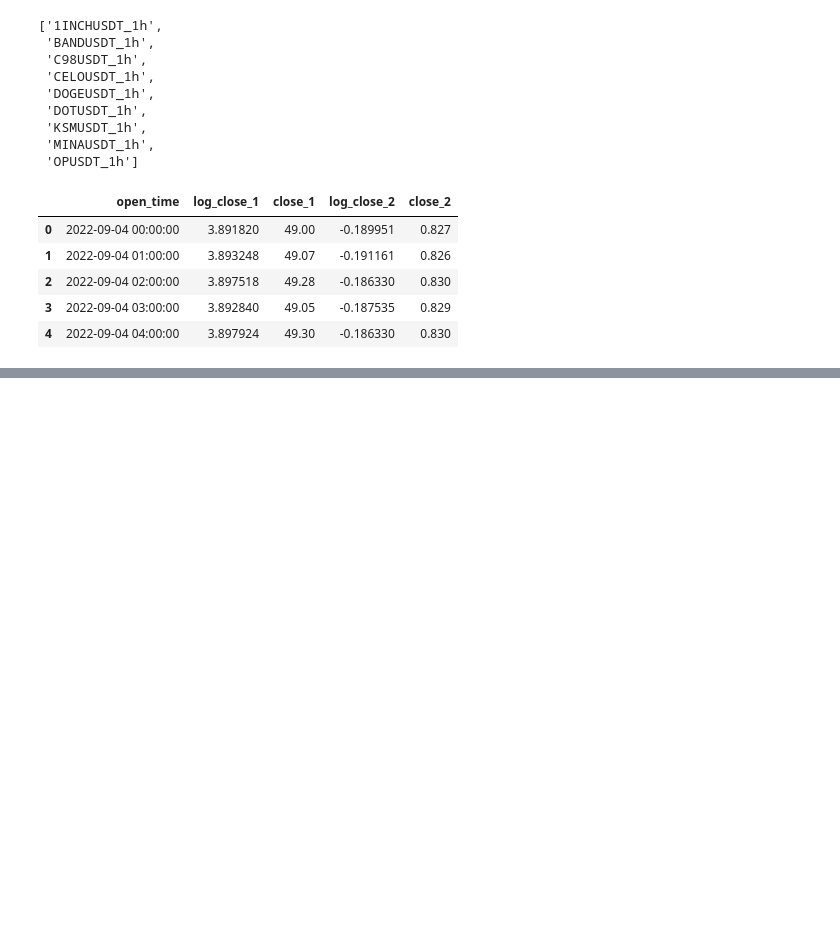
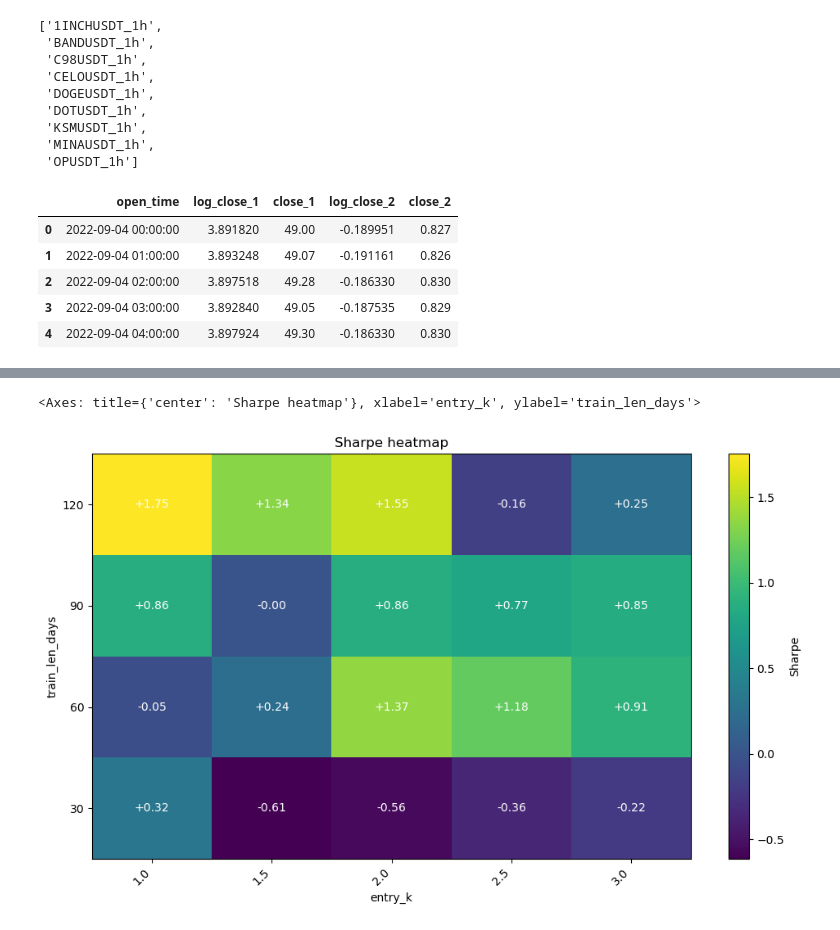
Before and after one commit to Jim-Shao/CryptoPairTrading, a Jupyter notebook: main.ipynb, the cells around one changed output, grey strips where cells are left out. Drawn from its saved outputs; the diff is of its cells as text; code cells hidden in the pictures; blank space fills up the shorter version.

Commit message:
add backtest results for different parameters

```diff
--- a/main.ipynb
+++ b/main.ipynb
@@ -148,23 +150,35 @@ def _safe_float(value: object) -> float:
         return float("nan")
 
 
-def _trade_duration_stats(daily_df: pd.DataFrame) -> tuple[int, float, float]:
+def _trade_metrics(daily_df: pd.DataFrame) -> dict[str, float]:
     segs = _trade_segments_from_daily(daily_df)
-    if not segs:
-        return 0, float("nan"), float("nan")
+    n_trades = len(segs)
+
+    entry_flags = daily_df.get("entry_flag", pd.Series(False, index=daily_df.index))
+    entry_count = int(entry_flags.astype(bool).sum())
 
     durations = []
+    normal_count = 0
     for seg in segs:
         entry_time = pd.to_datetime(seg.get("entry_time"))
         exit_time = pd.to_datetime(seg.get("exit_time"))
-        if pd.isna(entry_time) or pd.isna(exit_time):
-            continue
-        delta_days = (exit_time - entry_time).total_seconds() / (24 * 3600.0)
-        durations.append(delta_days)
+        if pd.notna(entry_time) and pd.notna(exit_time):
+            delta_days = (exit_time - entry_time).total_seconds() / (24 * 3600.0)
+            durations.append(delta_days)
+        if (seg.get("exit_reason") or "normal") == "normal":
+            normal_count += 1
 
     avg_days = float(np.mean(durations)) if durations else float("nan")
     median_days = float(np.median(durations)) if durations else float("nan")
-    return len(segs), avg_days, median_days
+    success_pct = normal_count / n_trades if n_trades else float("nan")
+
+    return {
+        "n_trades": n_trades,
+        "avg_revert_days": avg_days,
+        "median_revert_days": median_days,
+        "normal_exit_pct": success_pct,
+        "entry_count": entry_count,
+    }
 
 
 def _combo_slug(train_len_days: int, entry_k: float) -> str:
@@ -172,7 +186,7 @@ def _combo_slug(train_len_days: int, entry_k: float) -> str:
 
 
 train_lens_days = list(range(30, 121, 30))
-entry_ks = [round(x, 1) for x in np.arange(1.0, 2.5 + 1e-9, 0.5)]
+entry_ks = [round(x, 1) for x in np.arange(1.0, 3.0 + 1e-9, 0.5)]
 
 grid_rows: list[dict] = []
 for tl in tqdm(train_lens_days, desc="train_len_days"):
@@ -184,7 +198,7 @@ for tl in tqdm(train_lens_days, desc="train_len_days"):
         except Exception:
             perf_i = {}
 
-        n_trades, avg_revert_days, median_revert_days = _trade_duration_stats(daily_i)
+        stats = _trade_metrics(daily_i)
 
         final_equity = float(daily_i["pnl"].iloc[-1]) if len(daily_i) else float("nan")
         final_pnl = final_equity - INITIAL_BAL
@@ -221,9 +235,7 @@ for tl in tqdm(train_lens_days, desc="train_len_days"):
             {
                 "train_len_days": tl,
                 "entry_k": ek,
-                "n_trades": n_trades,
-                "avg_revert_days": avg_revert_days,
-                "median_revert_days": median_revert_days,
+                **stats,
                 "final_equity": final_equity,
                 "final_pnl": final_pnl,
                 "return_pct": ret_pct,
@@ -253,0 +273,12 @@ Saved: figures/train_060_entry_1p0/residual_spread.png
+# %%
+heatmap_from_results(
+    results_df,
+    metric_col="sharpe",
+    title="Sharpe heatmap",
+    cbar_label="Sharpe",
+    fmt="{:+.2f}",
+    mask_nan=True,
+)
+# %% [output]
+<Axes: title={'center': 'Sharpe heatmap'}, xlabel='entry_k', ylabel='train_len_days'>
+[figure, added]
```
Also changed, not shown: parts of 9 cells of this notebook, 3 other files.
